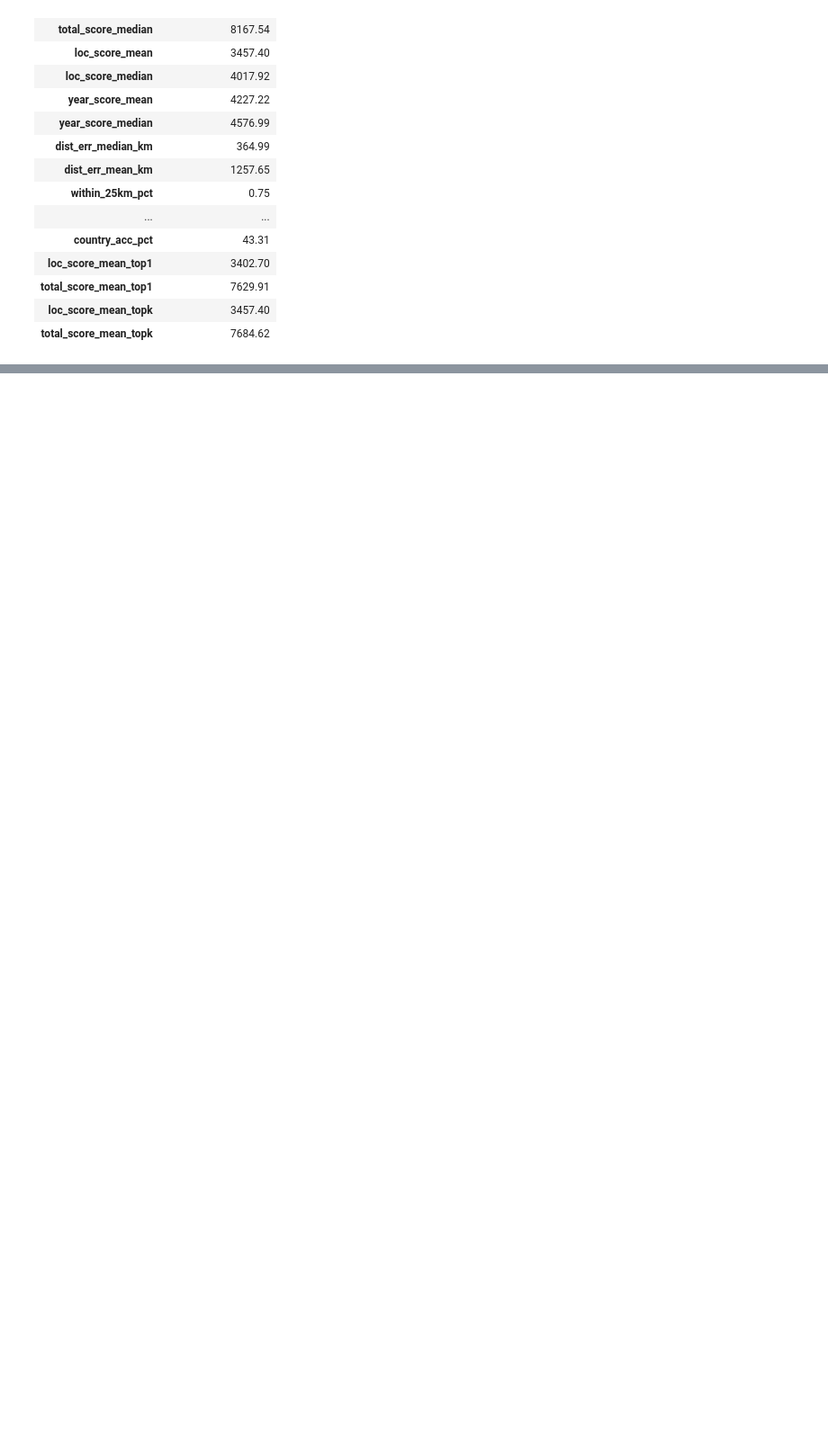
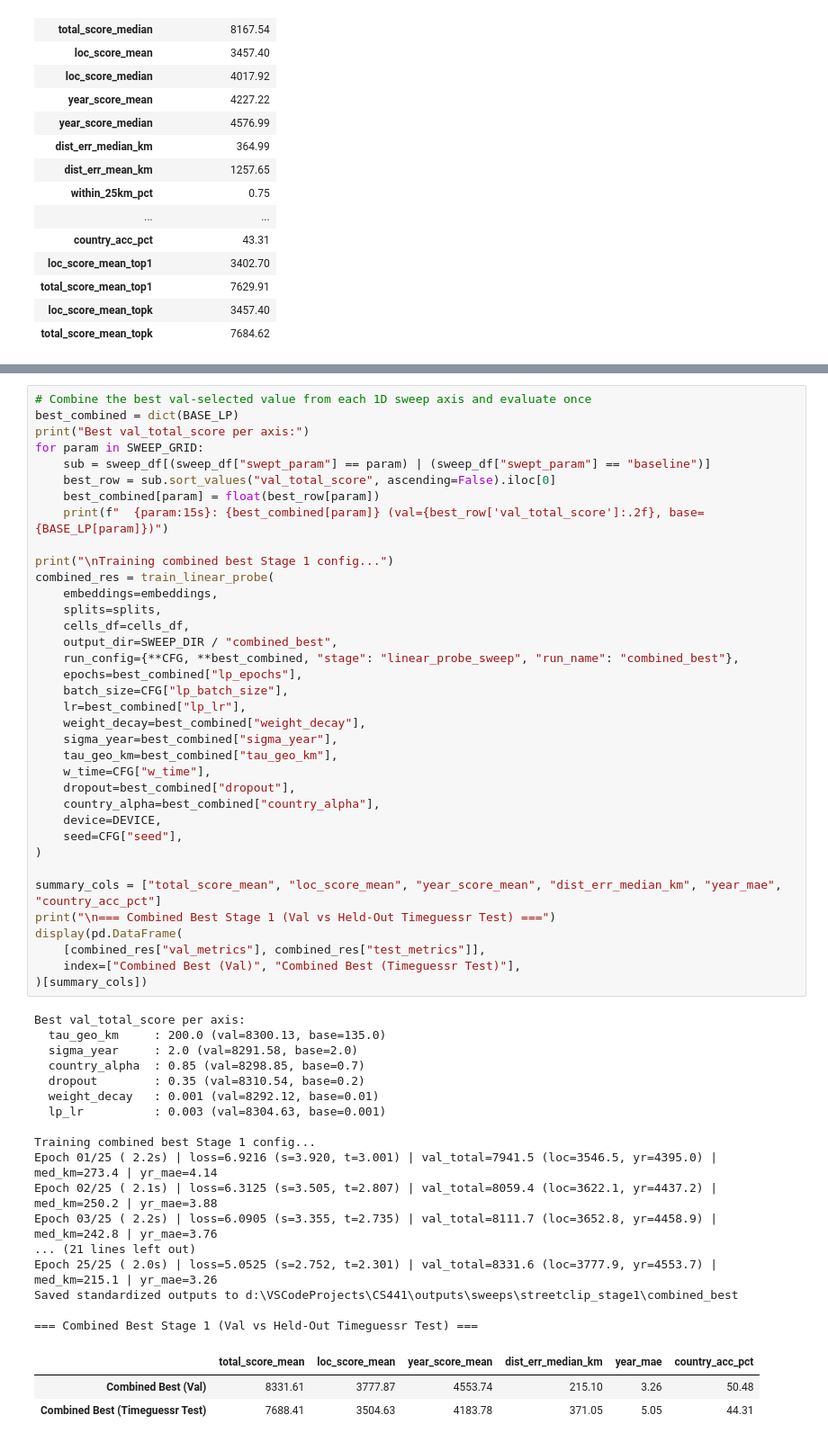
Before and after one commit to CalebBeversdorf/CS441, a Jupyter notebook: notebooks/03a_streetclip.ipynb, the cells around one changed output, grey strips where cells are left out. Shown at 90% size. Cells and saved outputs as stored; diff of their text form; blank space fills up the shorter version.

Commit message:
Added hyperparameter sweeping

```diff
--- a/notebooks/03a_streetclip.ipynb
+++ b/notebooks/03a_streetclip.ipynb
@@ -247,0 +398,57 @@ Saved standardized outputs to d:\VSCodeProjects\CS441\outputs\models\streetclip_
+# %%
+# Combine the best val-selected value from each 1D sweep axis and evaluate once
+best_combined = dict(BASE_LP)
+print("Best val_total_score per axis:")
+for param in SWEEP_GRID:
+    sub = sweep_df[(sweep_df["swept_param"] == param) | (sweep_df["swept_param"] == "baseline")]
+    best_row = sub.sort_values("val_total_score", ascending=False).iloc[0]
+    best_combined[param] = float(best_row[param])
+    print(f"  {param:15s}: {best_combined[param]} (val={best_row['val_total_score']:.2f}, base={BASE_LP[param]})")
+
+print("\nTraining combined best Stage 1 config...")
+combined_res = train_linear_probe(
+    embeddings=embeddings,
+    splits=splits,
+    cells_df=cells_df,
+    output_dir=SWEEP_DIR / "combined_best",
+    run_config={**CFG, **best_combined, "stage": "linear_probe_sweep", "run_name": "combined_best"},
+    epochs=best_combined["lp_epochs"],
+    batch_size=CFG["lp_batch_size"],
+    lr=best_combined["lp_lr"],
+    weight_decay=best_combined["weight_decay"],
+    sigma_year=best_combined["sigma_year"],
+    tau_geo_km=best_combined["tau_geo_km"],
+    w_time=CFG["w_time"],
+    dropout=best_combined["dropout"],
+    country_alpha=best_combined["country_alpha"],
+    device=DEVICE,
+    seed=CFG["seed"],
+)
+
+summary_cols = ["total_score_mean", "loc_score_mean", "year_score_mean", "dist_err_median_km", "year_mae", "country_acc_pct"]
+print("\n=== Combined Best Stage 1 (Val vs Held-Out Timeguessr Test) ===")
+display(pd.DataFrame(
+    [combined_res["val_metrics"], combined_res["test_metrics"]],
+    index=["Combined Best (Val)", "Combined Best (Timeguessr Test)"],
+)[summary_cols])
+# %% [output]
+Best val_total_score per axis:
+  tau_geo_km     : 200.0 (val=8300.13, base=135.0)
+  sigma_year     : 2.0 (val=8291.58, base=2.0)
+  country_alpha  : 0.85 (val=8298.85, base=0.7)
+  dropout        : 0.35 (val=8310.54, base=0.2)
+  weight_decay   : 0.001 (val=8292.12, base=0.01)
+  lp_lr          : 0.003 (val=8304.63, base=0.001)
+
+Training combined best Stage 1 config...
+Epoch 01/25 ( 2.2s) | loss=6.9216 (s=3.920, t=3.001) | val_total=7941.5 (loc=3546.5, yr=4395.0) | med_km=273.4 | yr_mae=4.14
+Epoch 02/25 ( 2.1s) | loss=6.3125 (s=3.505, t=2.807) | val_total=8059.4 (loc=3622.1, yr=4437.2) | med_km=250.2 | yr_mae=3.88
+Epoch 03/25 ( 2.2s) | loss=6.0905 (s=3.355, t=2.735) | val_total=8111.7 (loc=3652.8, yr=4458.9) | med_km=242.8 | yr_mae=3.76
+... (21 lines left out)
+Epoch 25/25 ( 2.0s) | loss=5.0525 (s=2.752, t=2.301) | val_total=8331.6 (loc=3777.9, yr=4553.7) | med_km=215.1 | yr_mae=3.26
+Saved standardized outputs to d:\VSCodeProjects\CS441\outputs\sweeps\streetclip_stage1\combined_best
+
+=== Combined Best Stage 1 (Val vs Held-Out Timeguessr Test) ===
+|  | total_score_mean | loc_score_mean | year_score_mean | dist_err_median_km | year_mae | country_acc_pct |
+| Combined Best (Val) | 8331.61 | 3777.87 | 4553.74 | 215.10 | 3.26 | 50.48 |
+| Combined Best (Timeguessr Test) | 7688.41 | 3504.63 | 4183.78 | 371.05 | 5.05 | 44.31 |
```
Also changed, not shown: parts of 8 cells of this notebook, 4 other files.
